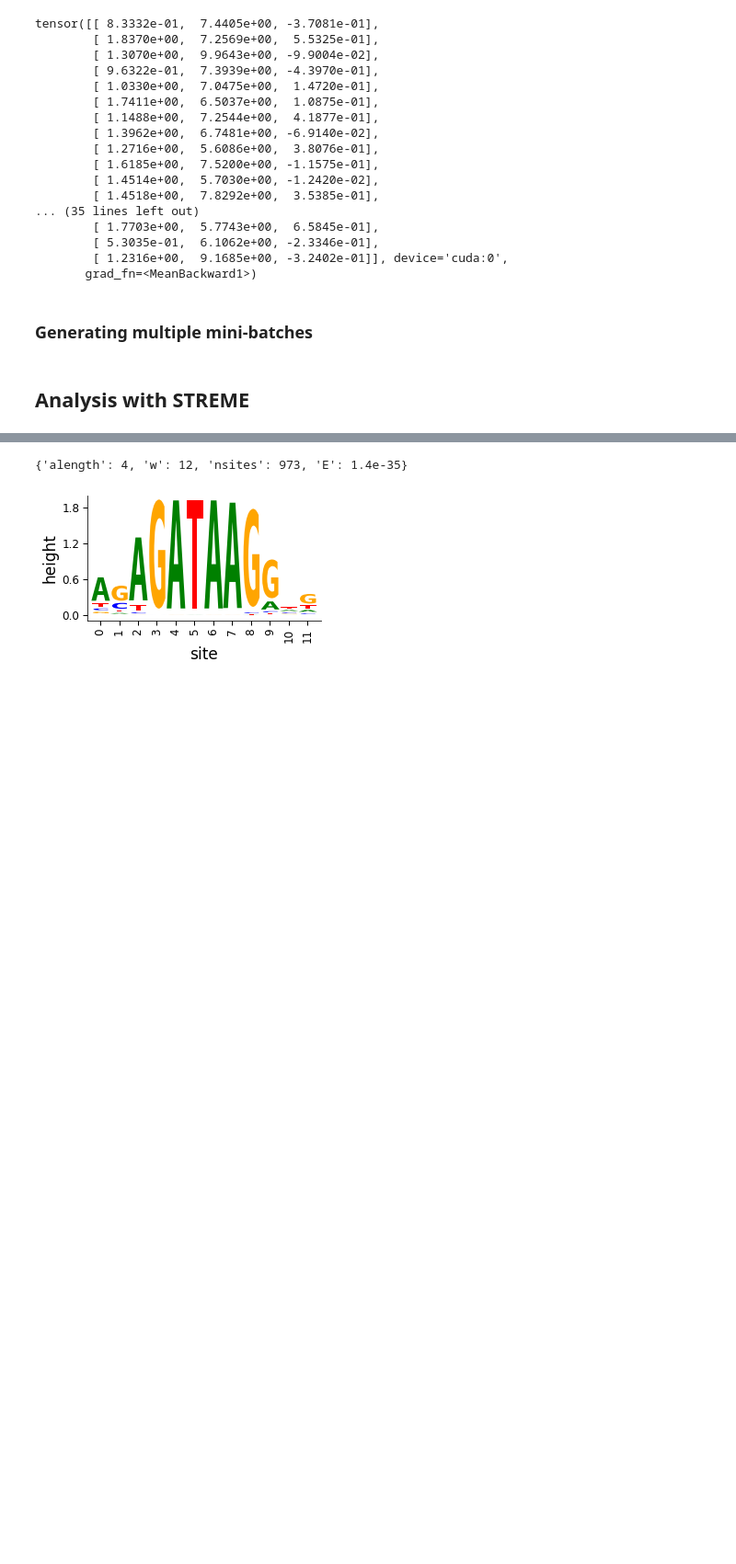
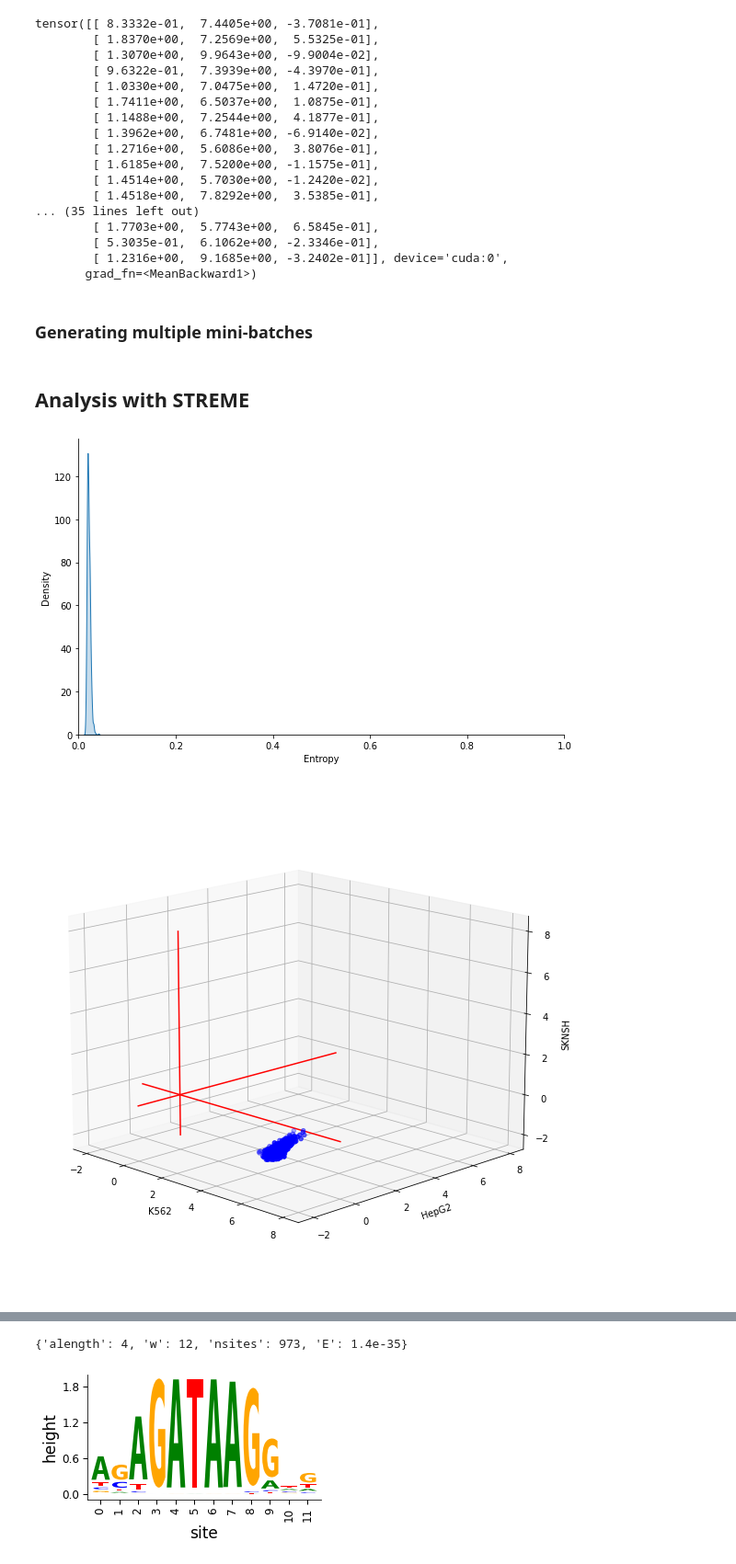
Before and after one commit to sjgosai/boda2, a Jupyter notebook: analysis/RC04_FastSeqProp_MotifPenalty/FastSeqProp_MotifPenaltyDraft.ipynb, the cells around one changed output, grey strips where cells are left out. Shown at 92% size. Drawn from its saved outputs; the diff is of its cells as text; code cells hidden in the pictures; blank space fills up the shorter version.

```diff
--- a/analysis/RC04_FastSeqProp_MotifPenalty/FastSeqProp_MotifPenaltyDraft.ipynb
+++ b/analysis/RC04_FastSeqProp_MotifPenalty/FastSeqProp_MotifPenaltyDraft.ipynb
@@ -133,7 +178,7 @@ num_steps = 300
 scheduler = True
 
 loss_fn = hepg2_specific
-model = hpo_model #hpo_model or artisan_model
+model = artisan_model #hpo_model or artisan_model
 
 energy = mpra_energy(predictor=model,
                      loss_fn=loss_fn)
@@ -217,7 +262,7 @@ tensor([[ 8.3332e-01,  7.4405e+00, -3.7081e-01],
 %%time
 #------------------ Choose settings ------------------
 affine_trans = False
-iterations = 20
+num_batches = 20
 batch_size = 50
 #sample_takes = 10
 n_samples = 20
@@ -236,7 +281,7 @@ distributions = []
 sequence_samples = []
 predictions = []
 entropies = []
-for iteration in range(iterations):
+for iteration in range(num_batches):
     theta_ini = torch.randn(batch_size, 4, 200)
     params = StraightThroughParameters(data=theta_ini,
                                        left_flank=left_flank,
@@ -312,6 +357,48 @@ file_name = 'k562_1000dist_castro.txt' + 'v2'
 utils.batch2fasta(best_sequences, file_name)
 # %% [markdown]
 ## Analysis with STREME
+# %%
+file_name = 'k562_1000dist_castro.txt'
+model = artisan_model
+
+model.cuda()
+model.eval()
+
+fasta_as_tensor = fasta_to_input_tensor(file_name, left_flank, right_flank)
+preds = model(fasta_as_tensor.cuda()).cpu()
+entropies = boda.graph.utils.shannon_entropy(preds).detach()
+
+#------------------ Plot entropy distribution ------------------
+sns.displot(data=entropies, kind='kde', fill=True, height=5, aspect=10/6)
+plt.xlim(0, 1)
+plt.xlabel('Entropy')
+plt.show()
+
+#------------------ Plot activities in 3D ------------------
+xdata = preds[:,0].cpu().detach().numpy()
+ydata = preds[:,1].cpu().detach().numpy()
+zdata = preds[:,2].cpu().detach().numpy()
+
+fig = plt.figure(figsize=(15, 10))
+ax = plt.axes(projection='3d')
+
+# Data for a three-dimensional line
+xAxisLine = ((-2, 8), (0, 0), (0,0))
+ax.plot(xAxisLine[0], xAxisLine[1], xAxisLine[2], 'r')
+yAxisLine = ((0, 0), (-2, 8), (0,0))
+ax.plot(yAxisLine[0], yAxisLine[1], yAxisLine[2], 'r')
+zAxisLine = ((0, 0), (0,0), (-2, 8))
+ax.plot(zAxisLine[0], zAxisLine[1], zAxisLine[2], 'r')
+
+ax.scatter3D(xdata, ydata, zdata, c='blue')
+ax.set_xlabel("K562")
+ax.set_ylabel("HepG2")
+ax.set_zlabel("SKNSH")
+ax.view_init(15, -45)
+plt.show()
+# %% [output]
+[figure, added]
+[figure, added]
 # %%
 file_name = 'k562_1000dist_castro.txt'
 test_seq_file = '/home/ubuntu/boda2/analysis/RC04_FastSeqProp_MotifPenalty/' + file_name
```
Also changed, not shown: parts of 14 cells of this notebook.
